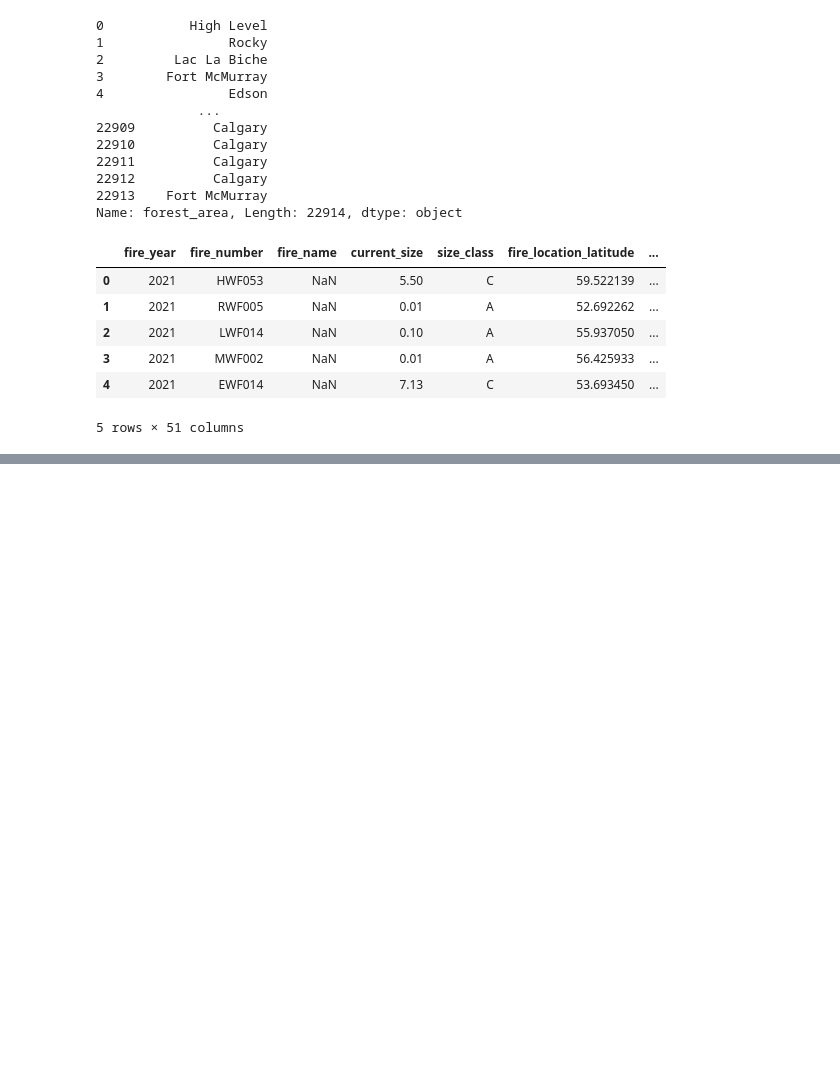
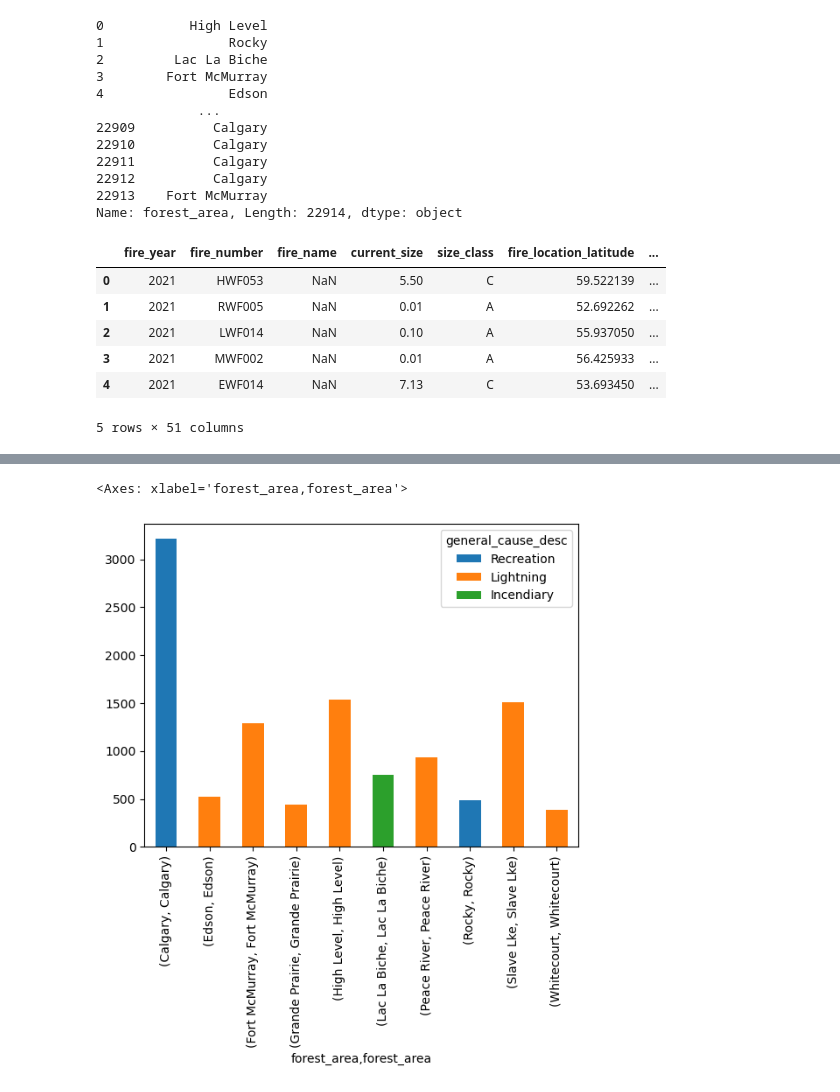
Before and after one commit to moazk17/CxC-Hackathon--EY-Wildfires-Challenge, a Jupyter notebook: challenge/Wildfires.ipynb, the cells around one changed output, grey strips where cells are left out. Cells and saved outputs as stored; diff of their text form; code cells hidden in the pictures; blank space fills up the shorter version.

```diff
--- a/challenge/Wildfires.ipynb
+++ b/challenge/Wildfires.ipynb
@@ -151,0 +184,6 @@ df.head()
+# %%
+# bar chart for the most common cause of fire for every forest area
+df.groupby('forest_area')['general_cause_desc'].value_counts().groupby(level=0).nlargest(1).sort_values(ascending=False).unstack().plot(kind='bar', stacked=True)
+# %% [output]
+<Axes: xlabel='forest_area,forest_area'>
+[figure, added]
```
Also changed, not shown: parts of 31 cells of this notebook, 1 other file.
